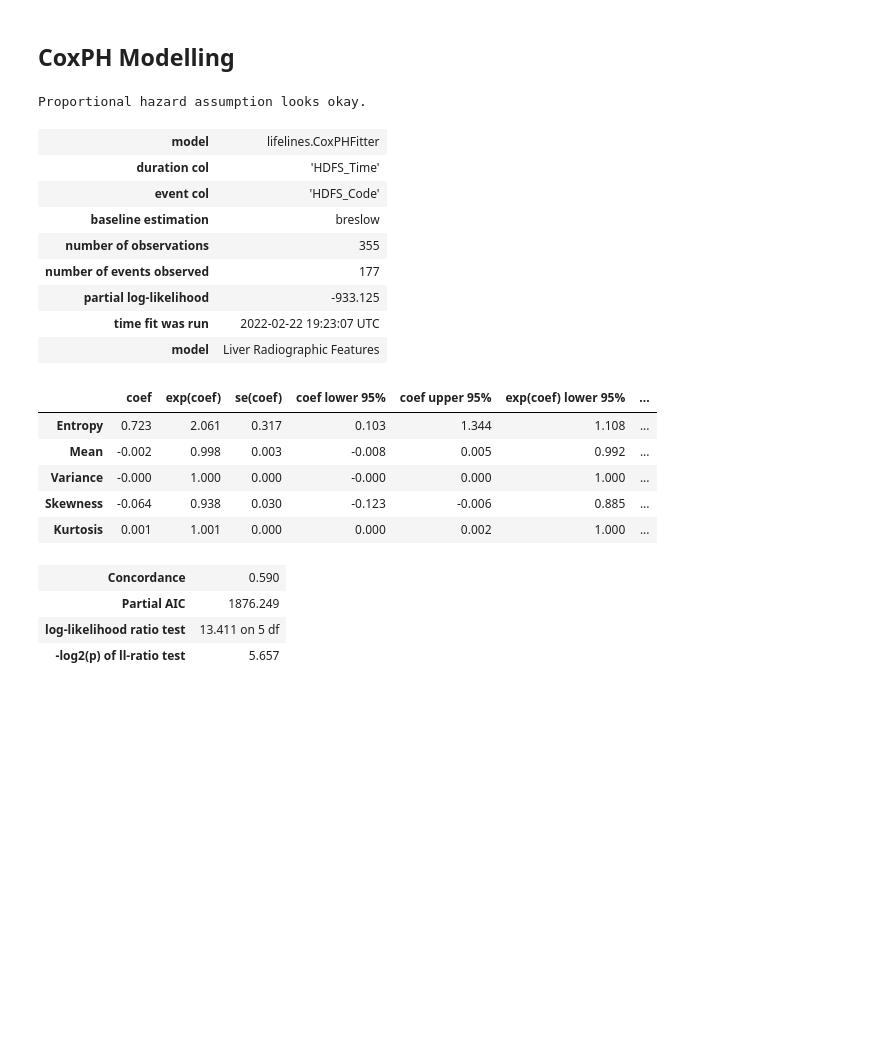
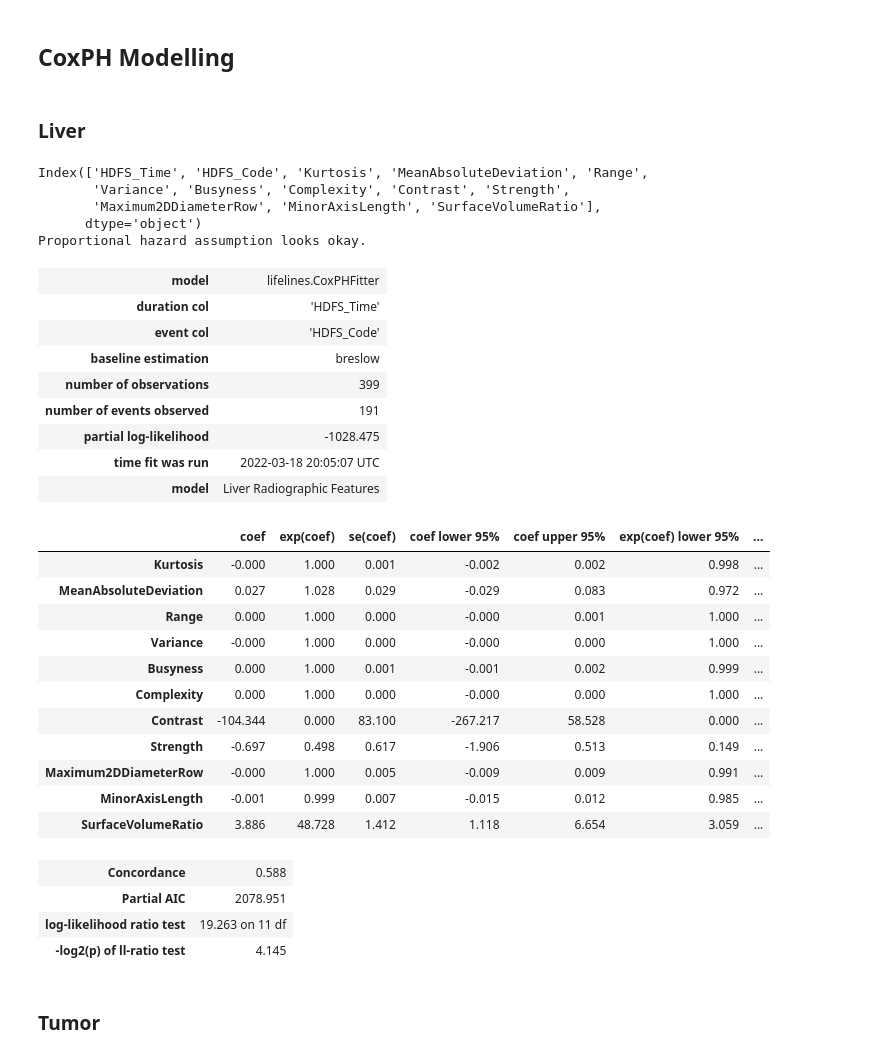
Before and after one commit to strixy16/deep-icc, a Jupyter notebook: data_exploration/linear_CPH.ipynb, the cells around one changed output. Drawn from its saved outputs; the diff is of its cells as text; code cells hidden in the pictures; blank space fills up the shorter version.

```diff
--- a/data_exploration/linear_CPH.ipynb
+++ b/data_exploration/linear_CPH.ipynb
@@ -5,16 +7,23 @@ import pandas as pd
 # %% [markdown]
 ## Data Loading
 # %%
-train_liver_labels = pd.read_excel('/media/katy/Data/ICC/HDFS/HCC_MCRC_ICC_HDFS_liver_80_20_train.xlsx')
-test_liver_labels = pd.read_excel('/media/katy/Data/ICC/HDFS/HCC_MCRC_ICC_HDFS_liver_80_20_test.xlsx')
-liver_features = pd.read_excel('/media/katy/Data/ICC/HDFS/HCC_MCRC_ICC_HDFS_liver_multi_tumor_firstorderfeatures.xlsx')
+path_to_labels = '/media/katy/Data/ICC/HDFS/Labels'
+path_to_features = '/media/katy/Data/ICC/HDFS/FeatureSelection'
 
-train_tumor_labels = pd.read_excel('/media/katy/Data/ICC/HDFS/HCC_MCRC_ICC_HDFS_80_20_train.xlsx')
-test_tumor_labels = pd.read_excel('/media/katy/Data/ICC/HDFS/HCC_MCRC_ICC_HDFS_80_20_test.xlsx')
-tumor_features = pd.read_excel('/media/katy/Data/ICC/HDFS/HCC_MCRC_ICC_HDFS_tumor_firstorderfeatures.xlsx')
+train_liver_labels = pd.read_excel(os.path.join(path_to_labels, 'Liver/HCC_MCRC_ICC_HDFS_liver_80_20_train.xlsx'))
+test_liver_labels = pd.read_excel(os.path.join(path_to_labels, 'Liver/HCC_MCRC_ICC_HDFS_liver_80_20_test.xlsx'))
+liver_features = pd.read_excel(os.path.join(path_to_features, 'HCC_MCRC_ICC_HDFS_liver_notumors_features.xlsx'))
+liver_tumor_features = pd.read_excel(os.path.join(path_to_features, 'HCC_MCRC_ICC_HDFS_liver_withtumor_features.xlsx'))
+
+train_tumor_labels = pd.read_excel(os.path.join(path_to_labels, 'Tumor/HCC_MCRC_ICC_HDFS_tumor_80_20_train.xlsx'))
+test_tumor_labels = pd.read_excel(os.path.join(path_to_labels, 'Tumor/HCC_MCRC_ICC_HDFS_tumor_80_20_test.xlsx'))
+tumor_features = pd.read_excel(os.path.join(path_to_features, 'HCC_MCRC_ICC_HDFS_indextumor_features.xlsx'))
 
 train_liver_feats_and_labels = pd.merge(train_liver_labels, liver_features, how='inner', on=['ScoutID', 'ScoutID'])
 test_liver_feats_and_labels = pd.merge(test_liver_labels, liver_features, how='inner', on=['ScoutID', 'ScoutID'])
 
+train_liver_tumor_feats_and_labels = pd.merge(train_liver_labels, liver_tumor_features, how='inner', on=['ScoutID', 'ScoutID'])
+test_liver_tumor_feats_and_labels = pd.merge(test_liver_labels, liver_tumor_features, how='inner', on=['ScoutID', 'ScoutID'])
+
 train_tumor_feats_and_labels = pd.merge(train_tumor_labels, tumor_features, how='inner', on=['ScoutID', 'ScoutID'])
 test_tumor_feats_and_labels = pd.merge(test_tumor_labels, tumor_features, how = 'inner', on=['ScoutID', 'ScoutID'])
@@ -107,31 +171,52 @@ Text(0.5, 1.0, 'HDFS for liver Kurtosis levels')
 # %% [markdown]
 ## CoxPH Modelling
+# %% [markdown]
+### Liver
 # %%
-liver_feats_for_cph = train_liver_feats_and_labels.drop(labels=["ScoutID", "Cancer_Type"], axis=1)
+cols_to_drop = ["ScoutID", "Cancer_Type", "10Percentile", "90Percentile", "Energy", "Entropy", "InterquartileRange",
+                "Maximum", "Mean", "Median", "Minimum", "RobustMeanAbsoluteDeviation", "RootMeanSquared", "Skewness", "TotalEnergy", "Uniformity",
+                "Coarseness", "Elongation", "Flatness", "LeastAxisLength", "MajorAxisLength",
+                "Maximum2DDiameterColumn", "Maximum2DDiameterSlice", "Maximum3DDiameter", "MeshVolume",
+                "Sphericity", "SurfaceArea", "VoxelVolume"]
+liver_feats_for_cph = train_liver_feats_and_labels.drop(labels=cols_to_drop, axis=1)
+
+print(liver_feats_for_cph.columns)
 
 cph = CoxPHFitter()
 cph.fit(liver_feats_for_cph, duration_col='HDFS_Time', event_col='HDFS_Code')
-cph.check_assumptions(liver_feats_for_cph, p_value_threshold=0.01, show_plots=True)
+cph.check_assumptions(liver_feats_for_cph, p_value_threshold=0.05, show_plots=True)
 cph.print_summary(model='Liver Radiographic Features', decimals=3)
 # %% [output]
+Index(['HDFS_Time', 'HDFS_Code', 'Kurtosis', 'MeanAbsoluteDeviation', 'Range',
+       'Variance', 'Busyness', 'Complexity', 'Contrast', 'Strength',
+       'Maximum2DDiameterRow', 'MinorAxisLength', 'SurfaceVolumeRatio'],
+      dtype='object')
 Proportional hazard assumption looks okay.
 | model | lifelines.CoxPHFitter |
 | duration col | 'HDFS_Time' |
 | event col | 'HDFS_Code' |
 | baseline estimation | breslow |
-| number of observations | 355 |
-| number of events observed | 177 |
-| partial log-likelihood | -933.125 |
-| time fit was run | 2022-02-22 19:23:07 UTC |
+| number of observations | 399 |
+| number of events observed | 191 |
+| partial log-likelihood | -1028.475 |
+| time fit was run | 2022-03-18 20:05:07 UTC |
 | model | Liver Radiographic Features |
 |  | coef | exp(coef) | se(coef) | coef lower 95% | coef upper 95% | exp(coef) lower 95% | ... |
-| Entropy | 0.723 | 2.061 | 0.317 | 0.103 | 1.344 | 1.108 | ... |
-| Mean | -0.002 | 0.998 | 0.003 | -0.008 | 0.005 | 0.992 | ... |
+| Kurtosis | -0.000 | 1.000 | 0.001 | -0.002 | 0.002 | 0.998 | ... |
+| MeanAbsoluteDeviation | 0.027 | 1.028 | 0.029 | -0.029 | 0.083 | 0.972 | ... |
+| Range | 0.000 | 1.000 | 0.000 | -0.000 | 0.001 | 1.000 | ... |
 | Variance | -0.000 | 1.000 | 0.000 | -0.000 | 0.000 | 1.000 | ... |
-| Skewness | -0.064 | 0.938 | 0.030 | -0.123 | -0.006 | 0.885 | ... |
-| Kurtosis | 0.001 | 1.001 | 0.000 | 0.000 | 0.002 | 1.000 | ... |
+| Busyness | 0.000 | 1.000 | 0.001 | -0.001 | 0.002 | 0.999 | ... |
+| Complexity | 0.000 | 1.000 | 0.000 | -0.000 | 0.000 | 1.000 | ... |
+| Contrast | -104.344 | 0.000 | 83.100 | -267.217 | 58.528 | 0.000 | ... |
+| Strength | -0.697 | 0.498 | 0.617 | -1.906 | 0.513 | 0.149 | ... |
+| Maximum2DDiameterRow | -0.000 | 1.000 | 0.005 | -0.009 | 0.009 | 0.991 | ... |
+| MinorAxisLength | -0.001 | 0.999 | 0.007 | -0.015 | 0.012 | 0.985 | ... |
+| SurfaceVolumeRatio | 3.886 | 48.728 | 1.412 | 1.118 | 6.654 | 3.059 | ... |
-| Concordance | 0.590 |
-| Partial AIC | 1876.249 |
-| log-likelihood ratio test | 13.411 on 5 df |
-| -log2(p) of ll-ratio test | 5.657 |
+| Concordance | 0.588 |
+| Partial AIC | 2078.951 |
+| log-likelihood ratio test | 19.263 on 11 df |
+| -log2(p) of ll-ratio test | 4.145 |
+# %% [markdown]
+### Tumor
 # %%
```
Also changed, not shown: parts of 12 cells of this notebook.
